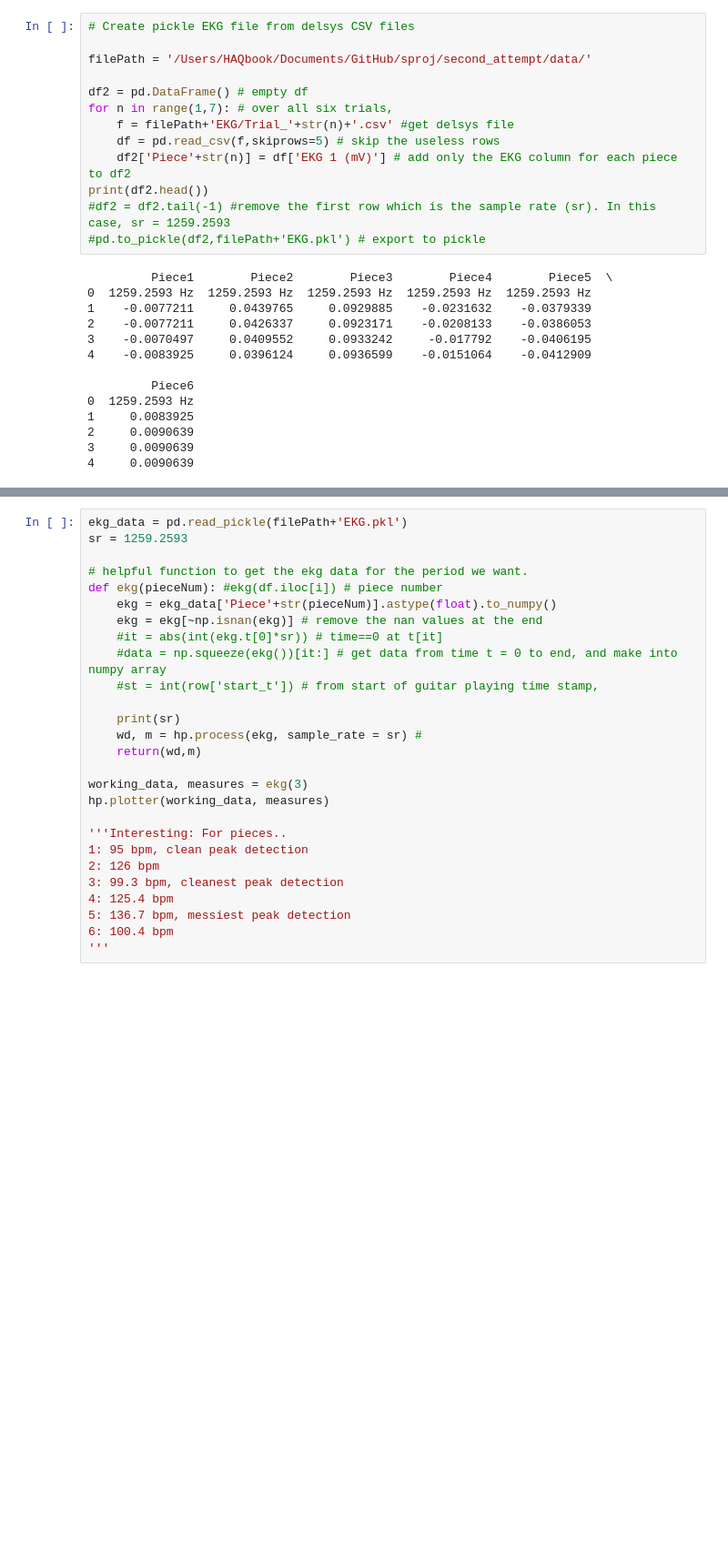
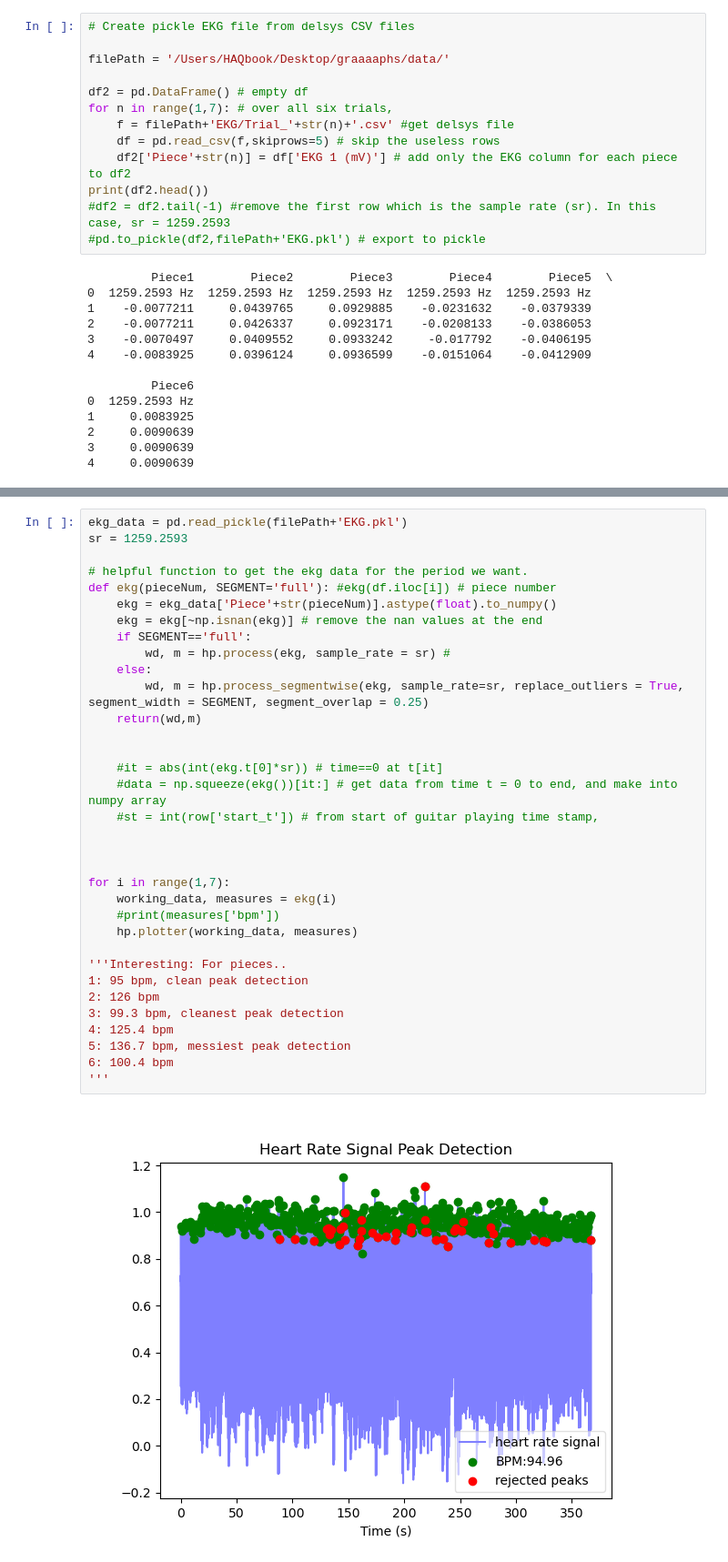
Before and after one commit to hakuupi/sproj, a Jupyter notebook: second_attempt/ekg.ipynb, the cells around one changed output, grey strips where cells are left out. Shown at 91% size. Saved outputs shown, nothing was run; the diff lists cells and outputs as text; blank space fills up the shorter version.

Commit message:
sproj

```diff
--- a/second_attempt/ekg.ipynb
+++ b/second_attempt/ekg.ipynb
@@ -7,7 +7,7 @@ import numpy as np
 # %%
 # Create pickle EKG file from delsys CSV files
 
-filePath = '/Users/HAQbook/Documents/GitHub/sproj/second_attempt/data/'
+filePath = '/Users/HAQbook/Desktop/graaaaphs/data/'
 
 df2 = pd.DataFrame() # empty df
 for n in range(1,7): # over all six trials,
@@ -44,28 +46,36 @@ pltplot(2)
 # %%
 ekg_data = pd.read_pickle(filePath+'EKG.pkl')
 sr = 1259.2593
 
 # helpful function to get the ekg data for the period we want.
-def ekg(pieceNum): #ekg(df.iloc[i]) # piece number
+def ekg(pieceNum, SEGMENT='full'): #ekg(df.iloc[i]) # piece number
     ekg = ekg_data['Piece'+str(pieceNum)].astype(float).to_numpy()
     ekg = ekg[~np.isnan(ekg)] # remove the nan values at the end
+    if SEGMENT=='full':
+        wd, m = hp.process(ekg, sample_rate = sr) #
+    else:
+        wd, m = hp.process_segmentwise(ekg, sample_rate=sr, replace_outliers = True, segment_width = SEGMENT, segment_overlap = 0.25)
+    return(wd,m)
+
+
     #it = abs(int(ekg.t[0]*sr)) # time==0 at t[it]
     #data = np.squeeze(ekg())[it:] # get data from time t = 0 to end, and make into numpy array
     #st = int(row['start_t']) # from start of guitar playing time stamp,
 
-    print(sr)
-    wd, m = hp.process(ekg, sample_rate = sr) #
-    return(wd,m)
 
-working_data, measures = ekg(3)
-hp.plotter(working_data, measures)
+
+for i in range(1,7):
+    working_data, measures = ekg(i)
+    #print(measures['bpm'])
+    hp.plotter(working_data, measures)
 
 '''Interesting: For pieces..
 1: 95 bpm, clean peak detection
 2: 126 bpm
 3: 99.3 bpm, cleanest peak detection
 4: 125.4 bpm
 5: 136.7 bpm, messiest peak detection
 6: 100.4 bpm
 '''
 # %% [output]
+[figure, new version]
```
Also changed, not shown: parts of 2 cells of this notebook, 17 other files.
